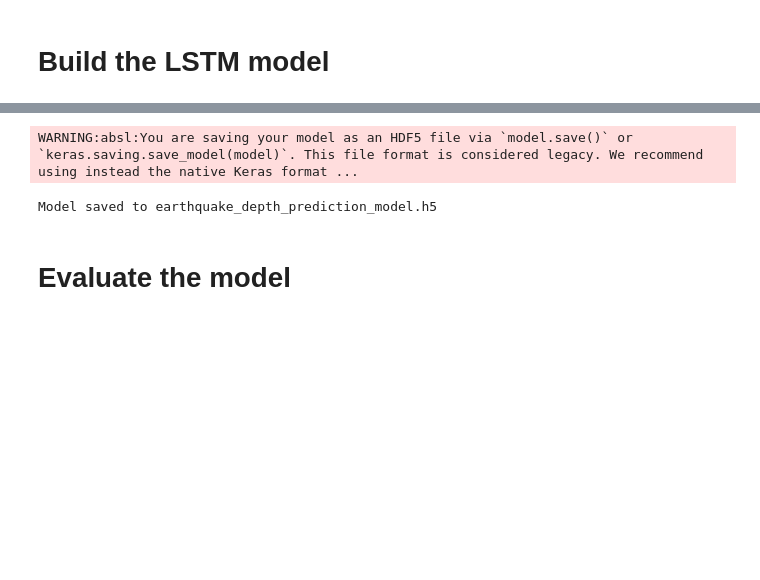
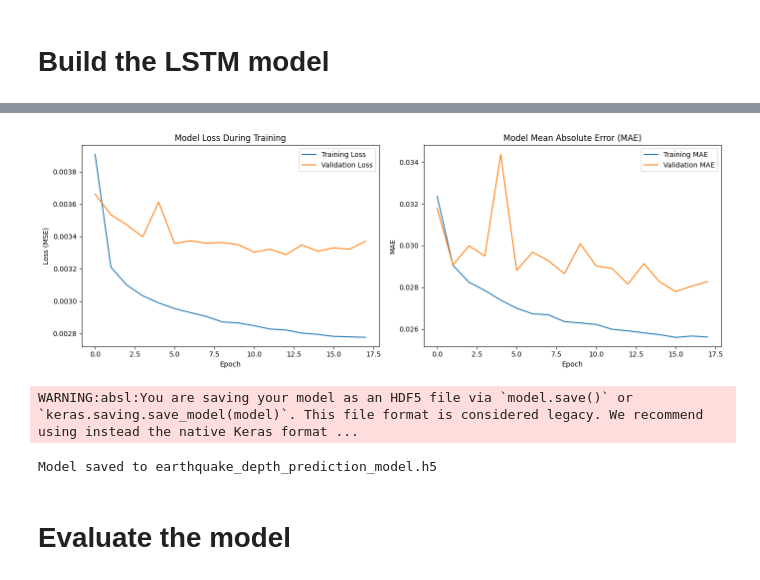
Before and after one commit to syedanwarafridi/Natural-Disasters-Prediction, a Jupyter notebook: earth_quake.ipynb, the cells around one changed output, grey strips where cells are left out. Saved outputs shown, nothing was run; the diff lists cells and outputs as text; code cells hidden in the pictures; blank space fills up the shorter version.

```diff
--- a/earth_quake.ipynb
+++ b/earth_quake.ipynb
@@ -49,7 +83,7 @@ df.head()
 # %% [markdown]
 # One-hot encode categorical features
 # %%
-encoder = OneHotEncoder(sparse=False)
+encoder = OneHotEncoder(sparse_output=False)
 lands_encoded = encoder.fit_transform(df[['Lands']])
 country_encoded = encoder.fit_transform(df[['Country']])
 # %%
@@ -152,3 +266,32 @@ Epoch 14: early stopping
+# %%
+import matplotlib.pyplot as plt
+
+# Plot training & validation loss values
+plt.figure(figsize=(14, 5))
+
+# Plot Loss
+plt.subplot(1, 2, 1)
+plt.plot(history.history['loss'], label='Training Loss')
+plt.plot(history.history['val_loss'], label='Validation Loss')
+plt.title('Model Loss During Training')
+plt.ylabel('Loss (MSE)')
+plt.xlabel('Epoch')
+plt.legend(loc='upper right')
+
+# Plot MAE
+plt.subplot(1, 2, 2)
+plt.plot(history.history['mae'], label='Training MAE')
+plt.plot(history.history['val_mae'], label='Validation MAE')
+plt.title('Model Mean Absolute Error (MAE)')
+plt.ylabel('MAE')
+plt.xlabel('Epoch')
+plt.legend(loc='upper right')
+
+# Display the plots
+plt.tight_layout()
+plt.show()
+# %% [output]
+[figure, added]
 # %%
 model.save('earthquake_depth_prediction_model.h5')
 print("Model saved to earthquake_depth_prediction_model.h5")
```
Also changed, not shown: parts of 17 cells of this notebook.
